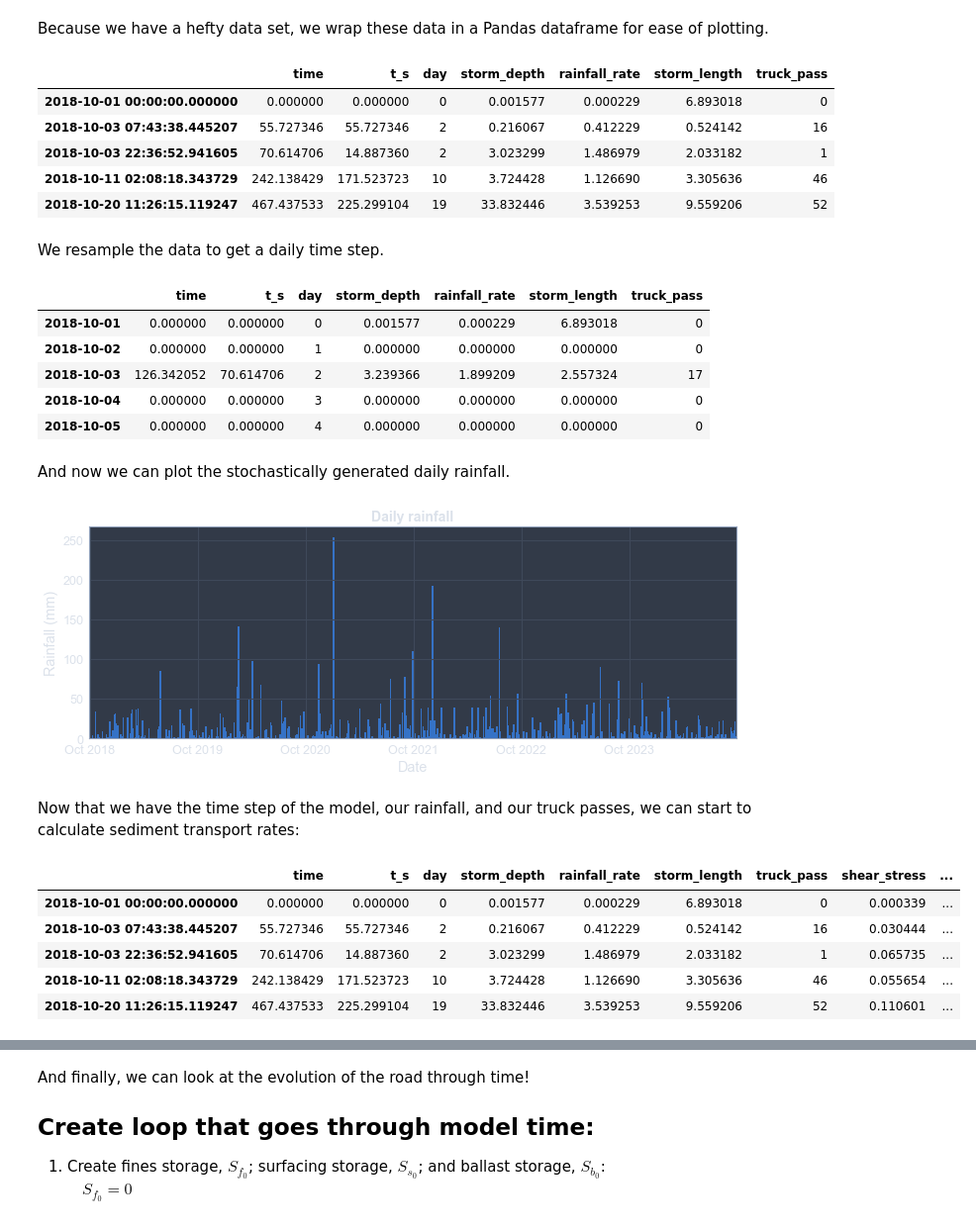
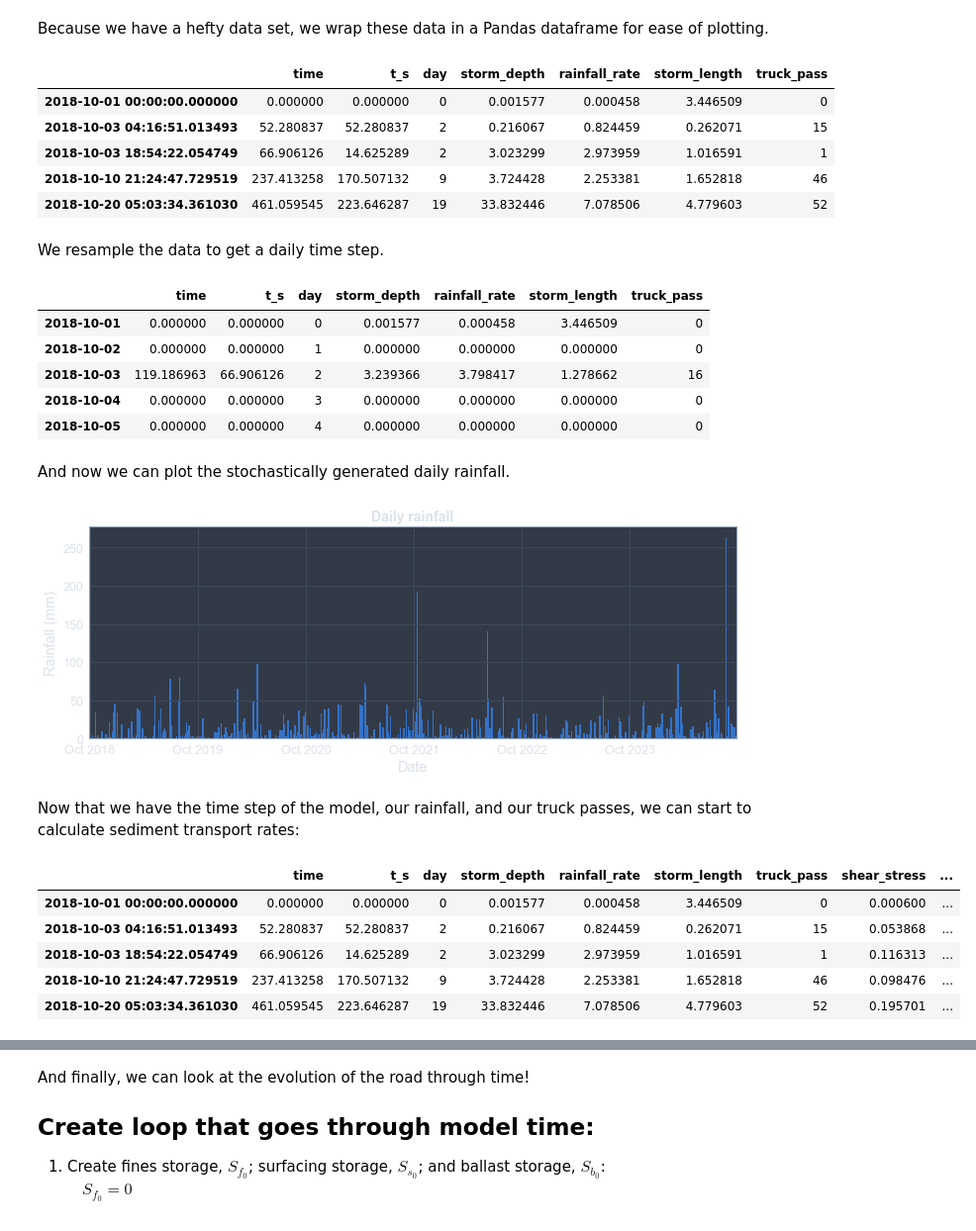
Before and after one commit to adalvis/roads_lumped_model, a Jupyter notebook: lumpedModel/lumpedModel_20191018_test.ipynb, the cells around one changed output, grey strips where cells are left out. Shown at 99% size. Drawn from its saved outputs; the diff is of its cells as text; code cells hidden in the pictures.

```diff
--- a/lumpedModel/lumpedModel_20191018_test.ipynb
+++ b/lumpedModel/lumpedModel_20191018_test.ipynb
@@ -41,7 +41,7 @@ jtplot.style(ticks=False, grid=True)
 # %% [markdown]
 Instantiate empty lists for model run:
 # %%
-L = 3.66 #representative segment of road, m
+L = 4.57 #representative segment of road, m
 
 depth = []
 rainfall = []
@@ -64,8 +64,8 @@ while time < model_end:
     time_loop = T_b+T_r
 
     T_b = np.random.exponential(90.5) #average inter-storm duration
-    T_r = np.random.exponential(5.41) #average storm duration
-    r = np.random.exponential(2)      #average intensity
+    T_r = np.random.exponential(2.705) #average storm duration
+    r = np.random.exponential(4)      #average intensity
 
     if time_loop/24 >= 1:
         day = int(time_loop/24)
@@ -106,11 +106,11 @@ df.set_index(pd.DatetimeIndex([day0+timedelta(hours=time) for time in df.time]),
 df.head()
 # %% [output]
 |  | time | t_s | day | storm_depth | rainfall_rate | storm_length | truck_pass |
-| 2018-10-01 00:00:00.000000 | 0.000000 | 0.000000 | 0 | 0.001577 | 0.000229 | 6.893018 | 0 |
-| 2018-10-03 07:43:38.445207 | 55.727346 | 55.727346 | 2 | 0.216067 | 0.412229 | 0.524142 | 16 |
-| 2018-10-03 22:36:52.941605 | 70.614706 | 14.887360 | 2 | 3.023299 | 1.486979 | 2.033182 | 1 |
-| 2018-10-11 02:08:18.343729 | 242.138429 | 171.523723 | 10 | 3.724428 | 1.126690 | 3.305636 | 46 |
-| 2018-10-20 11:26:15.119247 | 467.437533 | 225.299104 | 19 | 33.832446 | 3.539253 | 9.559206 | 52 |
+| 2018-10-01 00:00:00.000000 | 0.000000 | 0.000000 | 0 | 0.001577 | 0.000458 | 3.446509 | 0 |
+| 2018-10-03 04:16:51.013493 | 52.280837 | 52.280837 | 2 | 0.216067 | 0.824459 | 0.262071 | 15 |
+| 2018-10-03 18:54:22.054749 | 66.906126 | 14.625289 | 2 | 3.023299 | 2.973959 | 1.016591 | 1 |
+| 2018-10-10 21:24:47.729519 | 237.413258 | 170.507132 | 9 | 3.724428 | 2.253381 | 1.652818 | 46 |
+| 2018-10-20 05:03:34.361030 | 461.059545 | 223.646287 | 19 | 33.832446 | 7.078506 | 4.779603 | 52 |
 # %% [markdown]
 We resample the data to get a daily time step.
 # %%
@@ -120,9 +120,9 @@ df2['day'] = np.arange(0, len(df2), 1)
 df2.head()
 # %% [output]
 |  | time | t_s | day | storm_depth | rainfall_rate | storm_length | truck_pass |
-| 2018-10-01 | 0.000000 | 0.000000 | 0 | 0.001577 | 0.000229 | 6.893018 | 0 |
+| 2018-10-01 | 0.000000 | 0.000000 | 0 | 0.001577 | 0.000458 | 3.446509 | 0 |
 | 2018-10-02 | 0.000000 | 0.000000 | 1 | 0.000000 | 0.000000 | 0.000000 | 0 |
-| 2018-10-03 | 126.342052 | 70.614706 | 2 | 3.239366 | 1.899209 | 2.557324 | 17 |
+| 2018-10-03 | 119.186963 | 66.906126 | 2 | 3.239366 | 3.798417 | 1.278662 | 16 |
 | 2018-10-04 | 0.000000 | 0.000000 | 3 | 0.000000 | 0.000000 | 0.000000 | 0 |
 | 2018-10-05 | 0.000000 | 0.000000 | 4 | 0.000000 | 0.000000 | 0.000000 | 0 |
 # %% [markdown]
@@ -139,7 +139,7 @@ plt.tight_layout()
 #plt.savefig(r'C:\Users\Amanda\Desktop\Rainfall.png', dpi=300)
 plt.show()
 # %% [output]
-[figure, old version]
+[figure, new version]
 # %% [markdown]
 Now that we have the time step of the model, our rainfall, and our truck passes, we can start to calculate sediment transport rates:
 # %%
@@ -147,28 +147,28 @@ Now that we have the time step of the model, our rainfall, and our truck passes,
 rho_w = 1000 #kg/m^3
 rho_s = 2650 #kg/m^3
 g = 9.81 #m/s^2
-S = 0.08
+S = 0.0825 #m/m; 8% long slope, 2% lat slope
 tau_c = 0.094 #N/m^2; assuming d50 is approx. 0.058 mm; value from https://pubs.usgs.gov/sir/2008/5093/table7.html
 d50 = 5.8e-5 #m
 n = 0.03 #approx Manning's n value for overland flow
 
-#Calculate water depth
+#Calculate water depth assuming uniform overland flow
 H = ((n*df.rainfall_rate*2.77778e-7*L)/(S**(1/2)))**(3/5)
 
 #Calculate shear stress
 df['shear_stress'] = rho_w*g*(H)*S
 # %%
 #Calculate sediment transport rate
-df['q_s'] = ((10**(-4.348))/(rho_s*d50**(0.811)))*(df.shear_stress-tau_c)**(2.457)
+df['q_s'] = ((10**(-4.348))/(rho_s*(d50**(0.811))))*(df.shear_stress-tau_c)**(2.457)
 df.fillna(0, inplace=True) #Get rid of NaNs
 
 df.head()
 # %% [output]
 |  | time | t_s | day | storm_depth | rainfall_rate | storm_length | truck_pass | shear_stress | ... |
-| 2018-10-01 00:00:00.000000 | 0.000000 | 0.000000 | 0 | 0.001577 | 0.000229 | 6.893018 | 0 | 0.000339 | ... |
-| 2018-10-03 07:43:38.445207 | 55.727346 | 55.727346 | 2 | 0.216067 | 0.412229 | 0.524142 | 16 | 0.030444 | ... |
-| 2018-10-03 22:36:52.941605 | 70.614706 | 14.887360 | 2 | 3.023299 | 1.486979 | 2.033182 | 1 | 0.065735 | ... |
-| 2018-10-11 02:08:18.343729 | 242.138429 | 171.523723 | 10 | 3.724428 | 1.126690 | 3.305636 | 46 | 0.055654 | ... |
-| 2018-10-20 11:26:15.119247 | 467.437533 | 225.299104 | 19 | 33.832446 | 3.539253 | 9.559206 | 52 | 0.110601 | ... |
+| 2018-10-01 00:00:00.000000 | 0.000000 | 0.000000 | 0 | 0.001577 | 0.000458 | 3.446509 | 0 | 0.000600 | ... |
+| 2018-10-03 04:16:51.013493 | 52.280837 | 52.280837 | 2 | 0.216067 | 0.824459 | 0.262071 | 15 | 0.053868 | ... |
+| 2018-10-03 18:54:22.054749 | 66.906126 | 14.625289 | 2 | 3.023299 | 2.973959 | 1.016591 | 1 | 0.116313 | ... |
+| 2018-10-10 21:24:47.729519 | 237.413258 | 170.507132 | 9 | 3.724428 | 2.253381 | 1.652818 | 46 | 0.098476 | ... |
+| 2018-10-20 05:03:34.361030 | 461.059545 | 223.646287 | 19 | 33.832446 | 7.078506 | 4.779603 | 52 | 0.195701 | ... |
 # %%
 #Resample to daily data again
```
Also changed, not shown: parts of 12 cells of this notebook, 1 other file.
